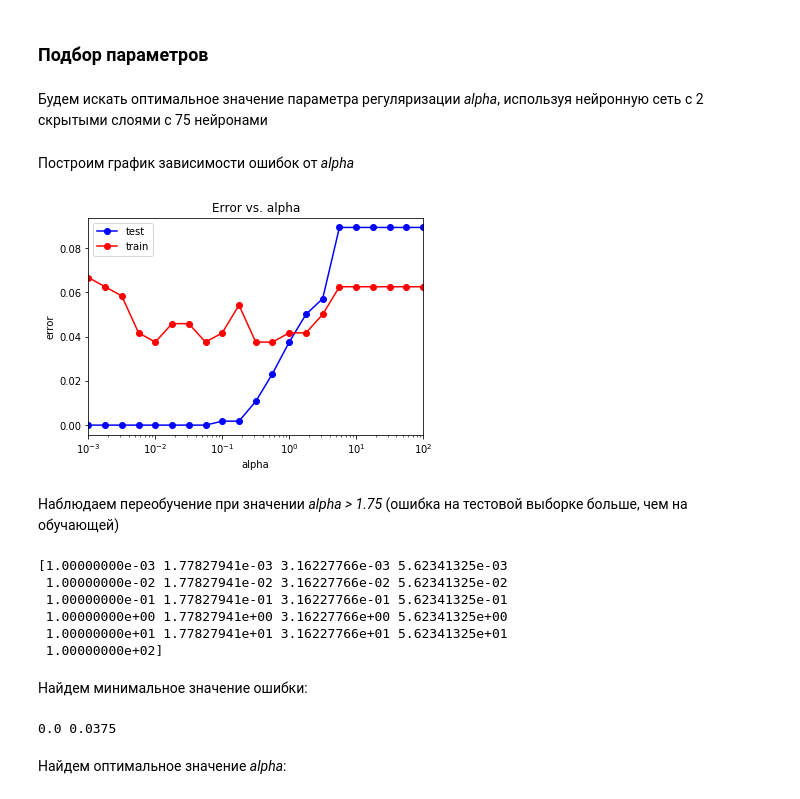
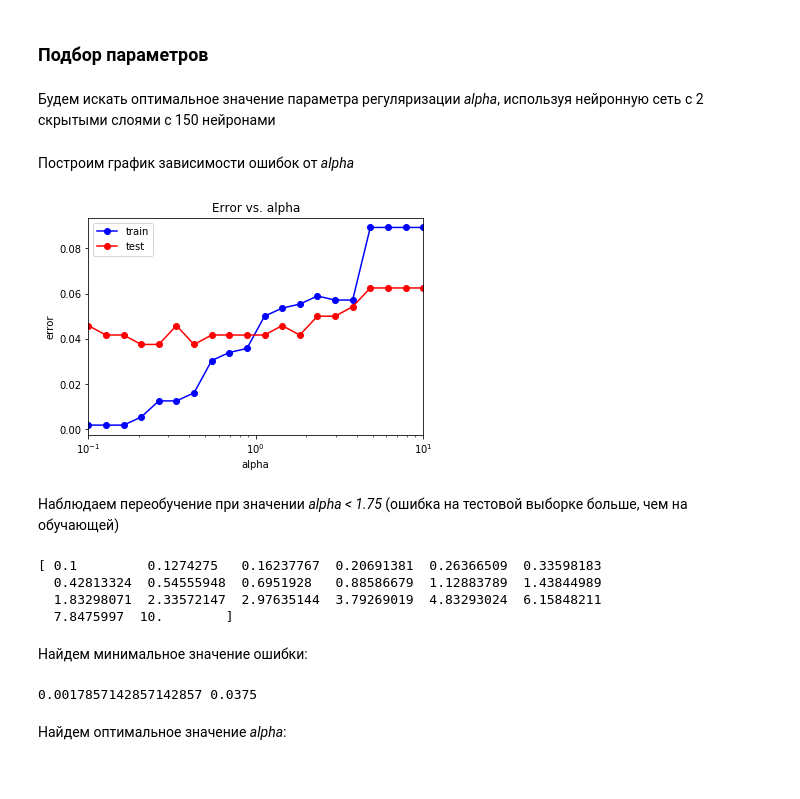
Before and after one commit to nik709/pokemons_data_analysis, a Jupyter notebook: pokemons_classification.ipynb, the cells around one changed output. Saved outputs shown, nothing was run; the diff lists cells and outputs as text; code cells hidden in the pictures.

```diff
--- a/pokemons_classification.ipynb
+++ b/pokemons_classification.ipynb
@@ -445,5 +445,5 @@ from sklearn.neural_network import MLPClassifier
 # %%
-mlp_model = MLPClassifier(hidden_layer_sizes = (75), solver = 'lbfgs',
+mlp_model = MLPClassifier(hidden_layer_sizes = (150), solver = 'lbfgs',
                           activation = 'logistic', random_state = 42)
 mlp_model.fit(X_train, y_train)
 # %% [output]
@@ -474,5 +474,5 @@ print(np.mean(y_test != y_test_pred))
 # %%
-mlp_model = MLPClassifier(hidden_layer_sizes = (75,75), solver = 'lbfgs',
+mlp_model = MLPClassifier(hidden_layer_sizes = (150,150), solver = 'lbfgs',
                           activation = 'logistic', random_state = 42)
 mlp_model.fit(X_train, y_train)
 # %% [output]
@@ -505,13 +505,13 @@ print(np.mean(y_test != y_test_pred))
 # %% [markdown]
 ### Подбор параметров
 # %% [markdown]
-Будем искать оптимальное значение параметра регуляризации *alpha*, используя нейронную сеть с 2 скрытыми слоями с 75 нейронами
+Будем искать оптимальное значение параметра регуляризации *alpha*, используя нейронную сеть с 2 скрытыми слоями с 150 нейронами
 # %%
-alpha_arr = np.logspace(-3, 2, 21)
+alpha_arr = np.logspace(-1, 1, 20)
 test_err = []
 train_err = []
 for alpha in alpha_arr:
-    mlp_model = MLPClassifier(alpha = alpha, hidden_layer_sizes = (50,50),
+    mlp_model = MLPClassifier(alpha = alpha, hidden_layer_sizes = (150,150),
                               solver = 'lbfgs', activation = 'logistic', random_state = 42)
     mlp_model.fit(X_train, y_train)
 
@@ -522,27 +522,25 @@ for alpha in alpha_arr:
 # %% [markdown]
 Построим график зависимости ошибок от *alpha*
 # %%
-plt.semilogx(alpha_arr, train_err, 'b-o', label = 'test')
-plt.semilogx(alpha_arr, test_err, 'r-o', label = 'train')
+plt.semilogx(alpha_arr, train_err, 'b-o', label = 'train')
+plt.semilogx(alpha_arr, test_err, 'r-o', label = 'test')
 plt.xlim([np.min(alpha_arr), np.max(alpha_arr)])
 plt.title('Error vs. alpha')
 plt.xlabel('alpha')
 plt.ylabel('error')
 plt.legend()
 pass
 # %% [output]
-[figure, old version]
+[figure, new version]
 # %% [markdown]
-Наблюдаем переобучение при значении *alpha > 1.75* (ошибка на тестовой выборке больше, чем на обучающей)
+Наблюдаем переобучение при значении *alpha < 1.75* (ошибка на тестовой выборке больше, чем на обучающей)
 # %%
 print(alpha_arr)
 # %% [output]
-[1.00000000e-03 1.77827941e-03 3.16227766e-03 5.62341325e-03
- 1.00000000e-02 1.77827941e-02 3.16227766e-02 5.62341325e-02
- 1.00000000e-01 1.77827941e-01 3.16227766e-01 5.62341325e-01
- 1.00000000e+00 1.77827941e+00 3.16227766e+00 5.62341325e+00
- 1.00000000e+01 1.77827941e+01 3.16227766e+01 5.62341325e+01
- 1.00000000e+02]
+[ 0.1         0.1274275   0.16237767  0.20691381  0.26366509  0.33598183
+  0.42813324  0.54555948  0.6951928   0.88586679  1.12883789  1.43844989
+  1.83298071  2.33572147  2.97635144  3.79269019  4.83293024  6.15848211
+  7.8475997  10.        ]
 # %% [markdown]
 Найдем минимальное значение ошибки:
 # %%
@@ -550,7 +548,7 @@ min_train_err = np.min(train_err)
 min_test_err = np.min(test_err)
 print(min_train_err, min_test_err)
 # %% [output]
-0.0 0.0375
+0.0017857142857142857 0.0375
 # %% [markdown]
 Найдем оптимальное значение *alpha*:
 # %%
```
Also changed, not shown: parts of 18 cells of this notebook.
